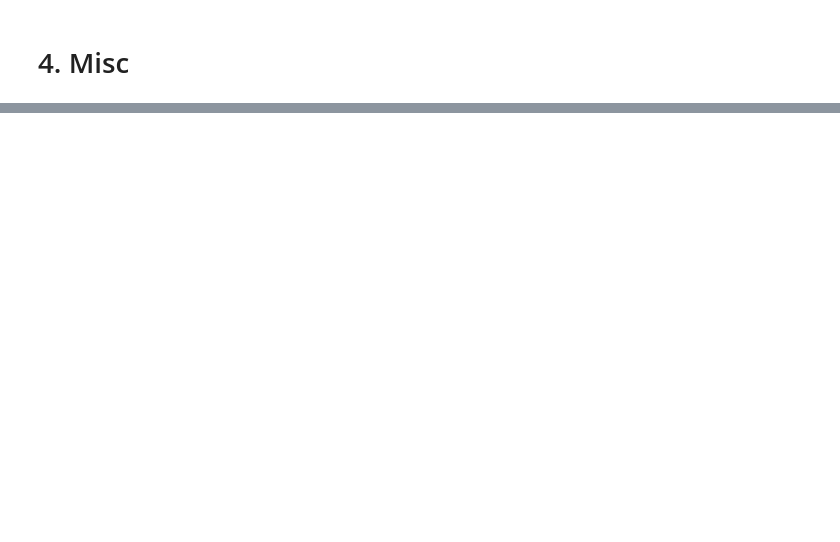
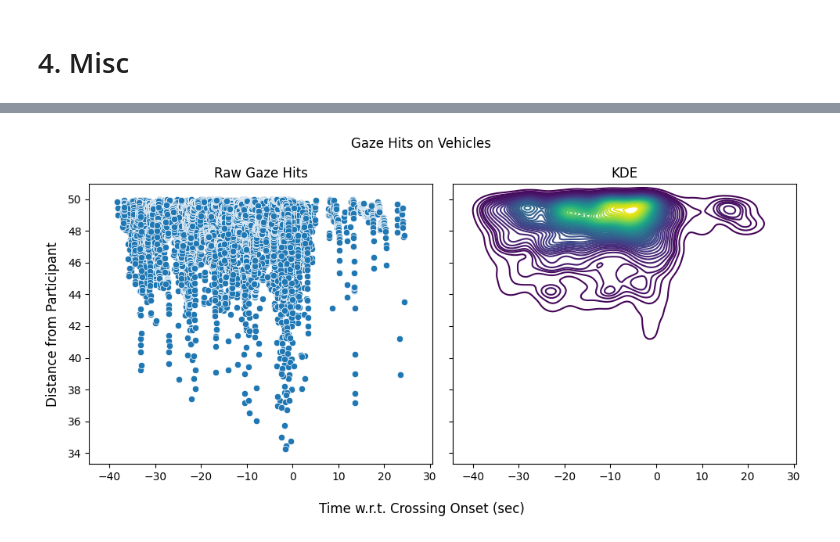
Before and after one commit to SimpleDevs-AR-VR/Meta-Quest-Pro-LensCorrection, a Jupyter notebook: src/streetsim-eeg-gaze_final.ipynb, the cells around one changed output, grey strips where cells are left out. Drawn from its saved outputs; the diff is of its cells as text; code cells hidden in the pictures; blank space fills up the shorter version.

```diff
--- a/src/streetsim-eeg-gaze_final.ipynb
+++ b/src/streetsim-eeg-gaze_final.ipynb
@@ -1280,0 +1518,42 @@ Session End Unix MS: 1743003743345
+# %%
+fig, axes = plt.subplots(nrows=1, ncols=2, sharey=True, sharex=True)
+
+# Commons
+fig.set_figheight(5)
+fig.set_figwidth(10)
+fig.suptitle('Gaze Hits on Vehicles')
+fig.supxlabel('Time w.r.t. Crossing Onset (sec)')
+fig.supylabel('Distance from Participant')
+
+# Scatter
+#axes[0].title.set_text('Raw Gaze hits')
+g0 = sns.scatterplot(
+    x='crossing_offset_unix_sec',
+    y='screen_pos_z',
+    data=global_evc_df,
+    palette='viridis',
+    sizes=(50, 200),
+    ax=axes[0]
+)
+g0.set(title='Raw Gaze Hits', xlabel=None, ylabel=None)
+
+# KDE Plot
+#axes[1].title.set_text('KDE')
+g1 = sns.kdeplot(
+    x='crossing_offset_unix_sec',
+    y='screen_pos_z',
+    data=global_evc_df,
+    cmap='viridis',
+    fill=False,
+    thresh=0,
+    levels=50,
+    ax=axes[1]
+)
+g1.set(title='KDE', xlabel=None, ylabel=None)
+
+# Show
+plt.tight_layout()
+plt.savefig('../samples/gazefrequencies.png', bbox_inches="tight", pad_inches=0.1)
+plt.show()
+# %% [output]
+[figure, added]
```
Also changed, not shown: parts of 22 cells of this notebook, 12 other files.
